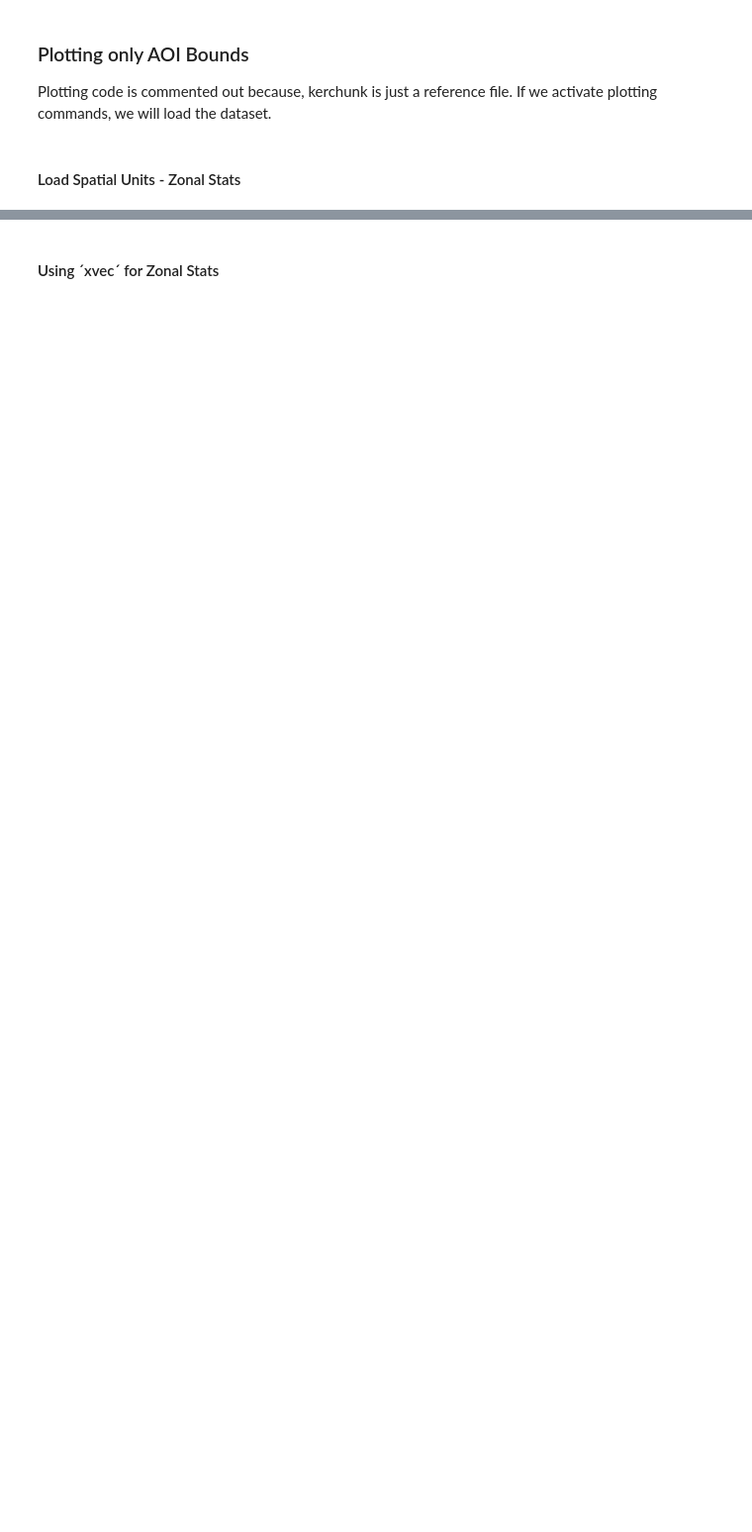
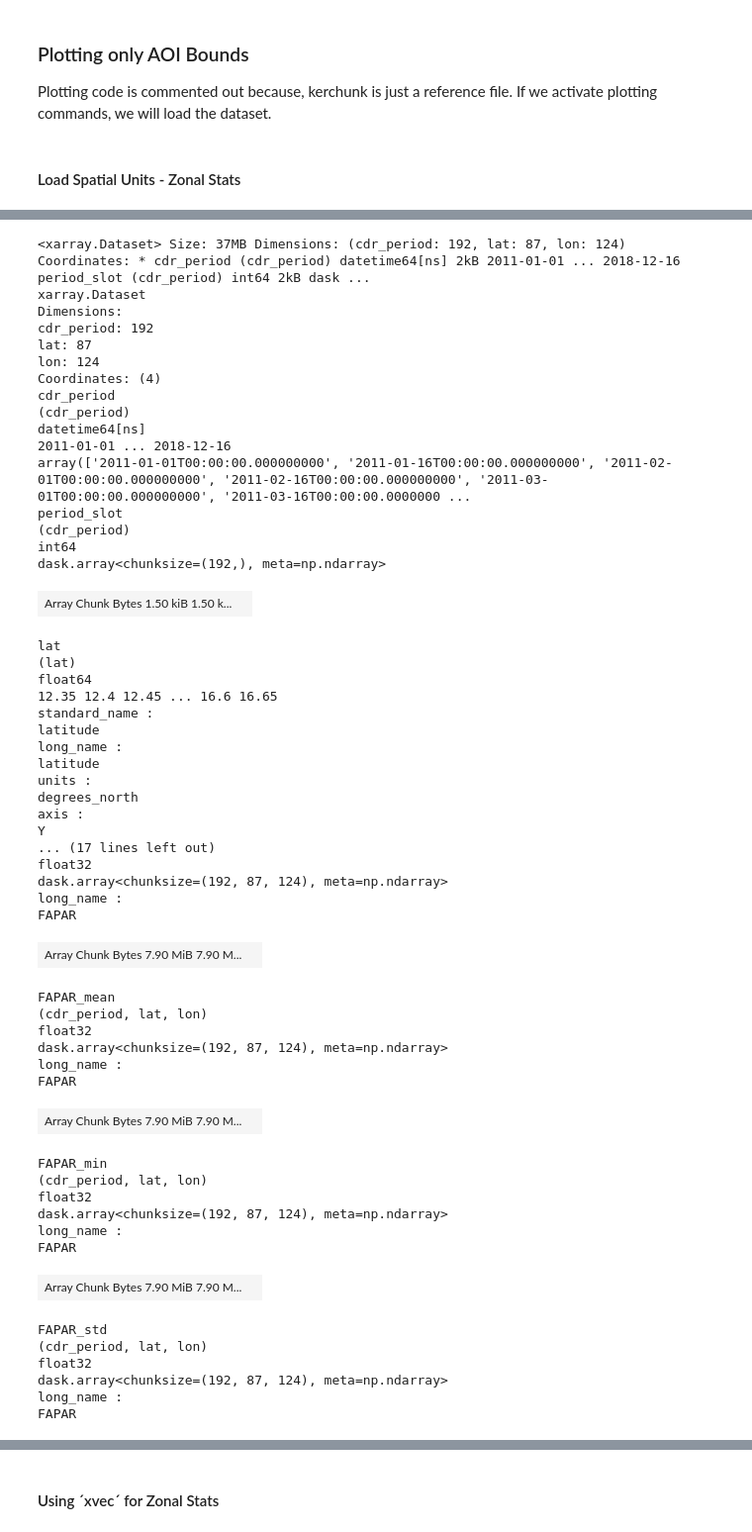
Before and after one commit to khizerzakir/dvcube, a Jupyter notebook: cube_example/xvec_kerchunk.ipynb, the cells around one changed output, grey strips where cells are left out. Shown at 99% size. Cells and saved outputs as stored; diff of their text form; code cells hidden in the pictures; blank space fills up the shorter version.

```diff
--- a/cube_example/xvec_kerchunk.ipynb
+++ b/cube_example/xvec_kerchunk.ipynb
@@ -729,6 +844,63 @@ Raster CRS: EPSG:4326
 # %%
-ds_halfmonth = ds_halfmonth.rio.set_spatial_dims(
+ds_halfmonth = res_zarr.rio.set_spatial_dims(
     x_dim="lon",
     y_dim="lat",
     inplace=False
 )
+ds_halfmonth
+# %% [output]
+<xarray.Dataset> Size: 37MB Dimensions: (cdr_period: 192, lat: 87, lon: 124) Coordinates: * cdr_period (cdr_period) datetime64[ns] 2kB 2011-01-01 ... 2018-12-16 period_slot (cdr_period) int64 2kB dask ...
+xarray.Dataset
+Dimensions:
+cdr_period: 192
+lat: 87
+lon: 124
+Coordinates: (4)
+cdr_period
+(cdr_period)
+datetime64[ns]
+2011-01-01 ... 2018-12-16
+array(['2011-01-01T00:00:00.000000000', '2011-01-16T00:00:00.000000000', '2011-02-01T00:00:00.000000000', '2011-02-16T00:00:00.000000000', '2011-03-01T00:00:00.000000000', '2011-03-16T00:00:00.0000000 ...
+period_slot
+(cdr_period)
+int64
+dask.array<chunksize=(192,), meta=np.ndarray>
+| Array Chunk Bytes 1.50 kiB 1.50 k... |  |
+lat
+(lat)
+float64
+12.35 12.4 12.45 ... 16.6 16.65
+standard_name :
+latitude
+long_name :
+latitude
+units :
+degrees_north
+axis :
+Y
+... (17 lines left out)
+float32
+dask.array<chunksize=(192, 87, 124), meta=np.ndarray>
+long_name :
+FAPAR
+| Array Chunk Bytes 7.90 MiB 7.90 M... |  |
+FAPAR_mean
+(cdr_period, lat, lon)
+float32
+dask.array<chunksize=(192, 87, 124), meta=np.ndarray>
+long_name :
+FAPAR
+| Array Chunk Bytes 7.90 MiB 7.90 M... |  |
+FAPAR_min
+(cdr_period, lat, lon)
+float32
+dask.array<chunksize=(192, 87, 124), meta=np.ndarray>
+long_name :
+FAPAR
+| Array Chunk Bytes 7.90 MiB 7.90 M... |  |
+FAPAR_std
+(cdr_period, lat, lon)
+float32
+dask.array<chunksize=(192, 87, 124), meta=np.ndarray>
+long_name :
+FAPAR
```
Also changed, not shown: parts of 25 cells of this notebook, 12 other files.
